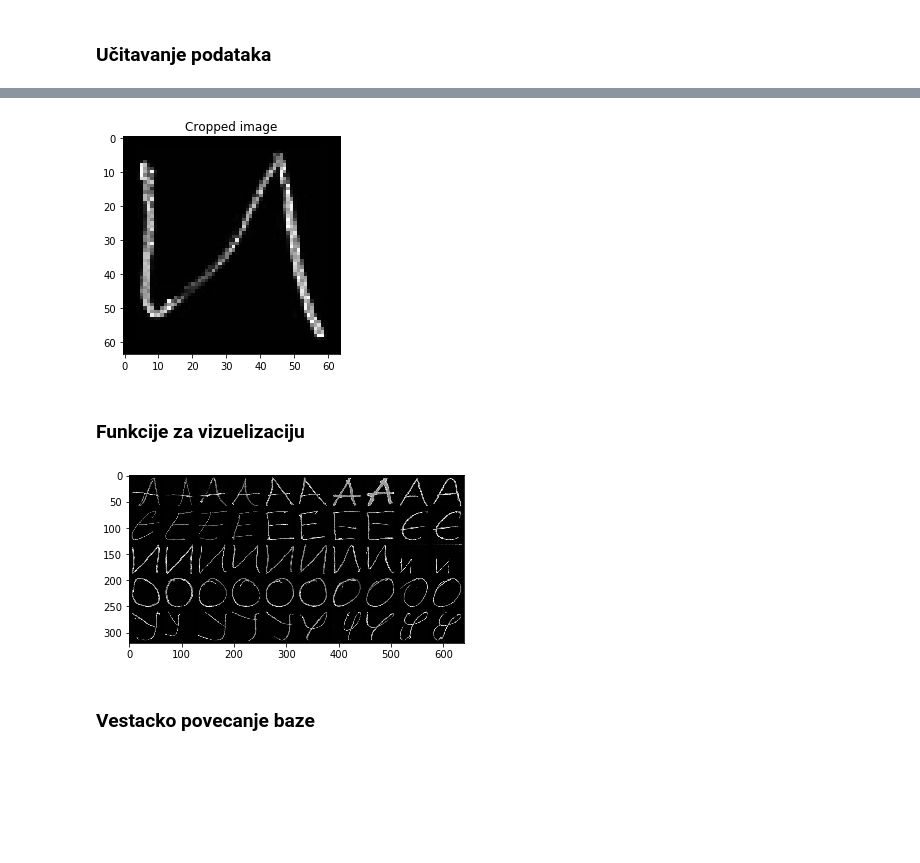
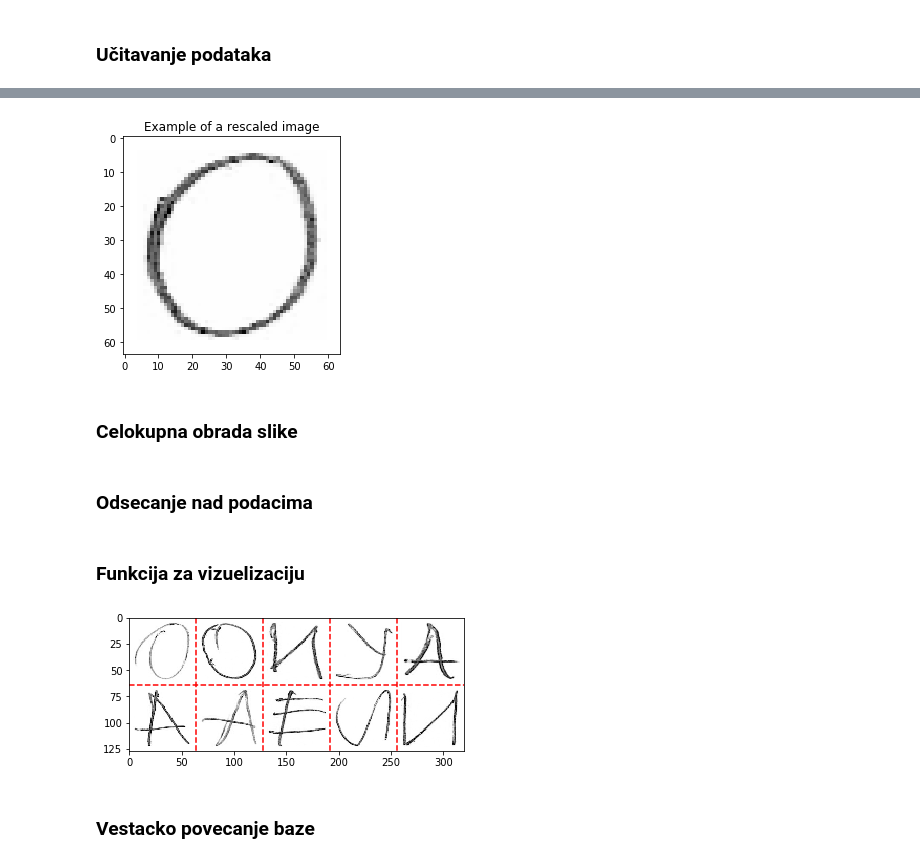
Before and after one commit to djokjulapfe/po, a Jupyter notebook: main.ipynb, the cells around one changed output, grey strips where cells are left out. Cells and saved outputs as stored; diff of their text form; code cells hidden in the pictures; blank space fills up the shorter version.

```diff
--- a/main.ipynb
+++ b/main.ipynb
@@ -23,8 +23,11 @@ import matplotlib.pyplot as plt
 import numpy as np
 import scipy.stats
 
+# DO NOT MODIFY
 dataset_dir = "data/Slova/"
-letters = ['A', 'E', 'I', 'O', 'U']
+dataset_size_per_letter = 120
+
+labels = ['A', 'E', 'I', 'O', 'U']
 train_set_size_per_letter = 80
 val_set_size_per_letter = 20
 test_set_size_per_letter = 20
@@ -102,8 +165,9 @@ plt.show()
 # %%
-def crop(image: np.ndarray):
+# TODO: split to crop_letter and rescale image
+def crop_letter(image: np.ndarray):
     from scipy.ndimage.morphology import binary_erosion, binary_dilation
     binary_threshold = 0.9
-    erosion_size = 2
+    erosion_size = 5
     padding = 4
     final_size = (64, 64)
 
@@ -140,13 +204,32 @@ def crop(image: np.ndarray):
 
     return 1 - final_image
 
-train_set = [(label, crop(sample)) for label, sample in train_set]
-val_set = [(label, crop(sample)) for label, sample in val_set]
-test_set = [(label, crop(sample)) for label, sample in test_set]
+sample_example = crop_letter(sample_example)
 
-random_point = train_set[random_point_index]
-plt.imshow(random_point[1], cmap = 'gray')
-plt.title("Cropped image")
+plt.imshow(1 - sample_example, cmap='gray')
+plt.title("Example of a rescaled image")
 plt.show()
+
+# plt.imshow(train_set[38 * 9 + 6][1])
+# plt.show()
+# plt.imshow(crop(train_set[38 * 9 + 6][1]))
+# plt.show()
+
+# train_set = [(label, crop_letter(sample)) for label, sample in train_set]
+# val_set = [(label, crop_letter(sample)) for label, sample in val_set]
+# test_set = [(label, crop_letter(sample)) for label, sample in test_set]
+#
+# random_point = train_set[random_point_index]
+# fig, ax = plt.subplots(figsize=(15, 15))
+# plt.imshow(random_point[1], cmap = 'gray')
+# plt.title("Cropped image")
+# plt.show()
 # %% [output]
-[figure, old version]
+[figure, new version]
+# %% [markdown]
+### Celokupna obrada slike
+# %%
+def process_image(img: np.ndarray):
+    return crop_letter(crop_border(img))
+# %% [markdown]
+### Odsecanje nad podacima
@@ -153,22 +242,25 @@ plt.show()
 # %% [markdown]
-### Funkcije za vizuelizaciju
+### Funkcija za vizuelizaciju
 # %%
 def display_square(imgs: list, n: int, m: int):
     w, h = imgs[0].shape
     comb = np.zeros((h * n, w * m))
     for i in range(n):
         for j in range(m):
-            comb[i * h: (i + 1) * h, j * w: (j + 1) * w] =\
-                imgs[i * m + j]
+            comb[i * h: (i + 1) * h, j * w: (j + 1) * w] = imgs[i * m + j]
     plt.imshow(comb, cmap = 'gray')
-    plt.show()
+    for i in range(1, n):
+        plt.plot([0, m * w], [i * h, i * h], '--r')
+    for j in range(1, m):
+        plt.plot([j * w, j * w], [0, n * h - 1], '--r')
+    plt.xlim(0, w * m)
+    plt.ylim(h * n - 1, 0)
 
-# images per label
-ipl = len(train_set) // len(letters)
-display_set = sum([
-    train_set[i * ipl: i * ipl + 10]
-    for i in range(len(letters))
-], [])
-display_square([img for label, img in display_set], 5, 10)
+display_square([
+        1 - process_image(sample[1])
+        for sample in example_set(10)],
+        2, 5
+    )
+plt.show()
 # %% [output]
-[figure, old version]
+[figure, new version]
```
Also changed, not shown: parts of 20 cells of this notebook.
